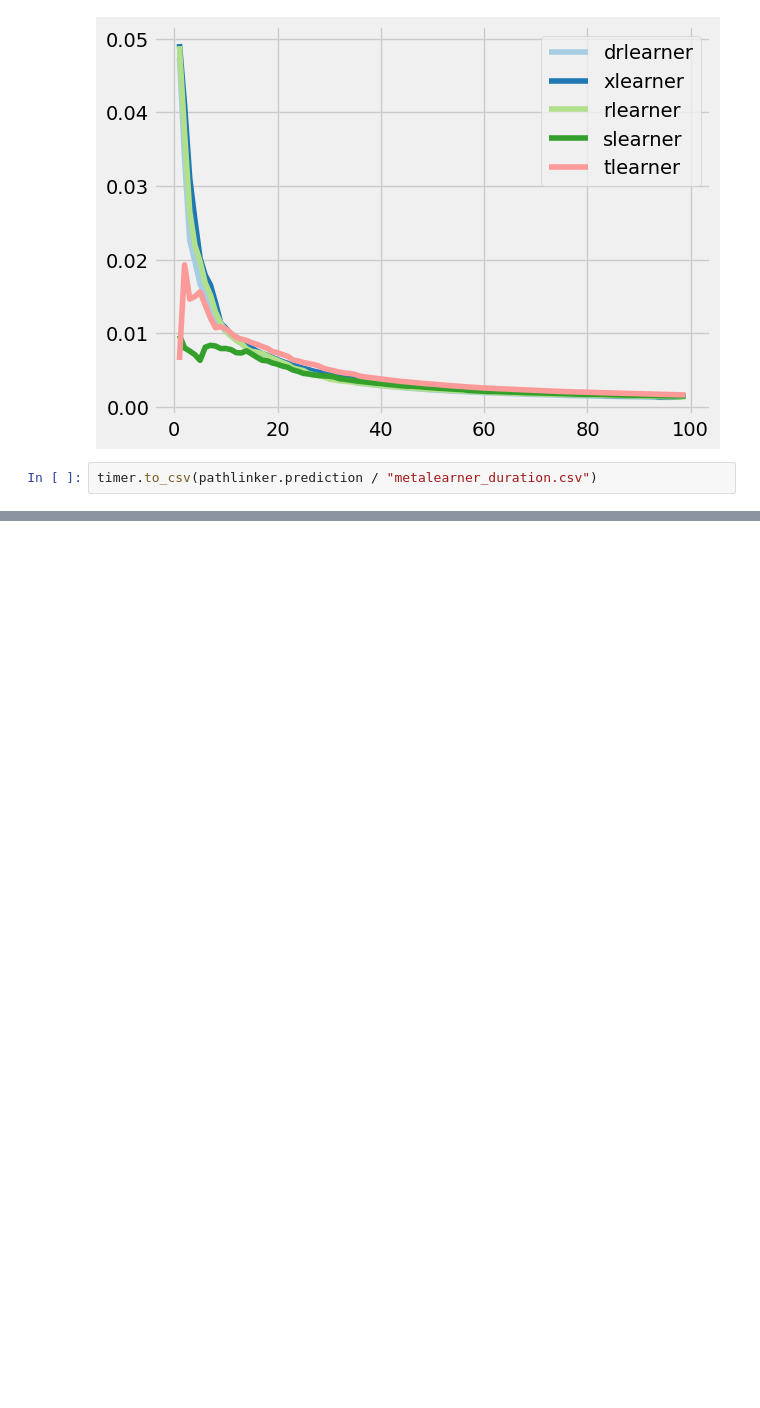
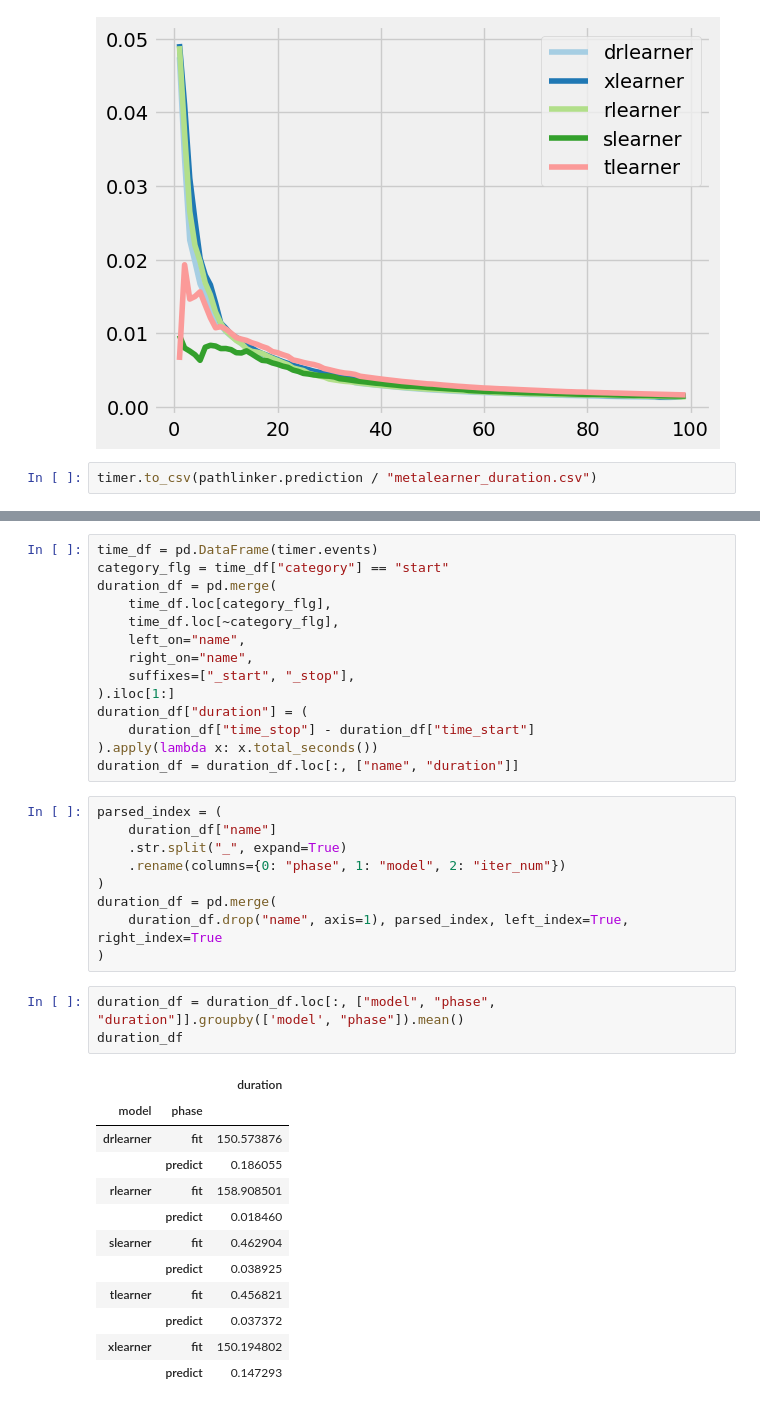
Before and after one commit to YuriNakayama/cate, a Jupyter notebook: dev/eda/causalml.ipynb, the cells around one changed output, grey strips where cells are left out. Cells and saved outputs as stored; diff of their text form; blank space fills up the shorter version.

Commit message:
feat: add timer

```diff
--- a/dev/eda/causalml.ipynb
+++ b/dev/eda/causalml.ipynb
@@ -352,0 +372,39 @@ timer.to_csv(pathlinker.prediction / "metalearner_duration.csv")
+# %%
+time_df = pd.DataFrame(timer.events)
+category_flg = time_df["category"] == "start"
+duration_df = pd.merge(
+    time_df.loc[category_flg],
+    time_df.loc[~category_flg],
+    left_on="name",
+    right_on="name",
+    suffixes=["_start", "_stop"],
+).iloc[1:]
+duration_df["duration"] = (
+    duration_df["time_stop"] - duration_df["time_start"]
+).apply(lambda x: x.total_seconds())
+duration_df = duration_df.loc[:, ["name", "duration"]]
+# %%
+parsed_index = (
+    duration_df["name"]
+    .str.split("_", expand=True)
+    .rename(columns={0: "phase", 1: "model", 2: "iter_num"})
+)
+duration_df = pd.merge(
+    duration_df.drop("name", axis=1), parsed_index, left_index=True, right_index=True
+)
+# %%
+duration_df = duration_df.loc[:, ["model", "phase", "duration"]].groupby(['model', "phase"]).mean()
+duration_df
+# %% [output]
+|  |  | duration |
+| model | phase |  |
+| drlearner | fit | 150.573876 |
+|  | predict | 0.186055 |
+| rlearner | fit | 158.908501 |
+|  | predict | 0.018460 |
+| slearner | fit | 0.462904 |
+|  | predict | 0.038925 |
+| tlearner | fit | 0.456821 |
+|  | predict | 0.037372 |
+| xlearner | fit | 150.194802 |
+|  | predict | 0.147293 |
```
Also changed, not shown: parts of 3 cells of this notebook, 4 other files.
